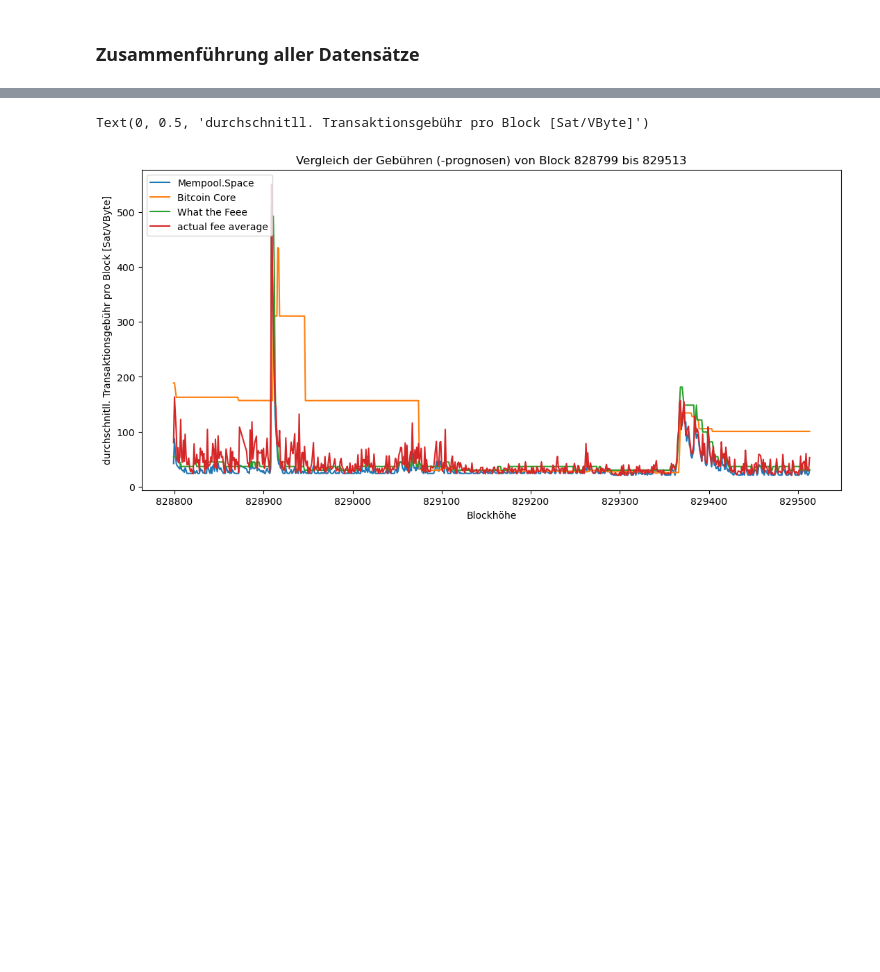
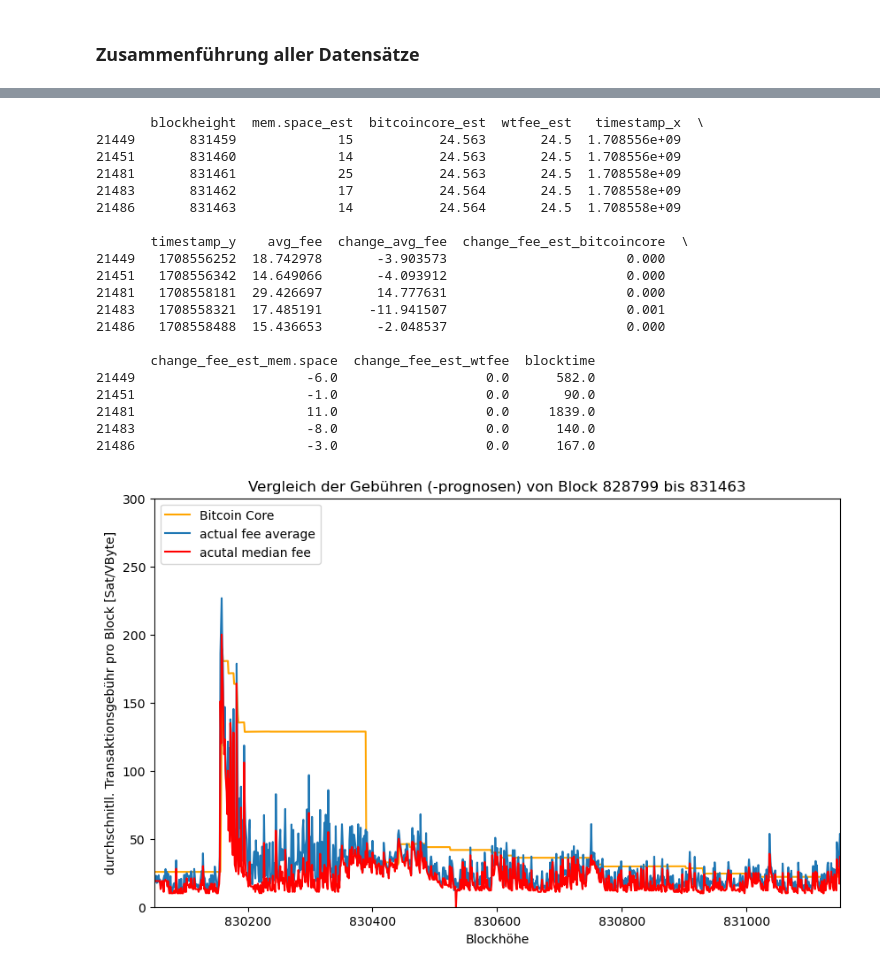
Before and after one commit to oscars181/Jugend-Forscht-Fee-Estimator, a Jupyter notebook: Datenanalyse.ipynb, the cells around one changed output, grey strips where cells are left out. Drawn from its saved outputs; the diff is of its cells as text; code cells hidden in the pictures; blank space fills up the shorter version.

```diff
--- a/Datenanalyse.ipynb
+++ b/Datenanalyse.ipynb
@@ -20,6 +21,7 @@ from scipy.cluster.vq import vq
 # %%
 # DIR-PATHS
 avg_fee_block_path = '/home/oscar/jufobtc/data/fees_750.csv'
+median_fee_block_path = '/home/oscar/jufobtc/data/median_fees_750.csv'
 mempool_tx_path = '/home/oscar/jufobtc/data/mem_tx.csv'
 fee_comp_path = '/home/oscar/jufobtc/data/fee_estimator_comp.csv'
 tx_times_path = '/home/oscar/jufobtc/data/tx_times.csv'
@@ -32,6 +34,9 @@ avg_fee_block = open(avg_fee_block_path, 'r')
 col = ['timestamp', 'blockheight', 'avg_fee']
 df_avg_fee = pd.read_csv(avg_fee_block, delimiter=' ', names=col)
 
+median_fee_block = open(median_fee_block_path, 'r')
+col = ['timestamp', 'blockheight', 'median_fee']
+df_median_fee = pd.read_csv(median_fee_block, delimiter=' ', names=col)
 
 
 mempool_tx = open(mempool_tx_path, 'r')
@@ -136,18 +192,42 @@ plt.legend()
 # %%
 # OVERVIEW DATA
-plt.figure(figsize=(13,6))
+plt.figure(figsize=(10,6))
+plt.xlim(830050,831150)
+plt.ylim(0,300)
 
-plt.plot(df_fee_comp["blockheight"],df_fee_comp['mem.space_est'], label='Mempool.Space')
-plt.plot(df_fee_comp["blockheight"],df_fee_comp['bitcoincore_est'], label='Bitcoin Core')
-plt.plot(df_fee_comp["blockheight"],df_fee_comp['wtfee_est'], label="What the Feee")
+#plt.plot(df_fee_comp["blockheight"],df_fee_comp['mem.space_est'], label='Mempool.Space')
+plt.plot(df_fee_comp["blockheight"],df_fee_comp['bitcoincore_est'], label='Bitcoin Core', color="orange")
+#plt.plot(df_fee_comp["blockheight"],df_fee_comp['wtfee_est'], label="What the Feee")
 plt.plot(df_fee_comp["blockheight"],df_fee_comp["avg_fee"], label='actual fee average')
+plt.plot(df_median_fee["blockheight"], df_median_fee["median_fee"], label="acutal median fee", color="red")
 
 plt.legend(loc='upper left')
 plt.ticklabel_format(useOffset=False)
 
 plt.title('Vergleich der Gebühren (-prognosen) von Block {} bis {}'.format(df_fee_comp["blockheight"].min(),df_fee_comp["blockheight"].max()))
 plt.xlabel('Blockhöhe')
 plt.ylabel('durchschnitll. Transaktionsgebühr pro Block [Sat/VByte]')
+
+print(df_fee_comp.tail(5))
 # %% [output]
-Text(0, 0.5, 'durchschnitll. Transaktionsgebühr pro Block [Sat/VByte]')
+       blockheight  mem.space_est  bitcoincore_est  wtfee_est   timestamp_x  \
+21449       831459             15           24.563       24.5  1.708556e+09
+21451       831460             14           24.563       24.5  1.708556e+09
+21481       831461             25           24.563       24.5  1.708558e+09
+21483       831462             17           24.564       24.5  1.708558e+09
+21486       831463             14           24.564       24.5  1.708558e+09
+
+       timestamp_y    avg_fee  change_avg_fee  change_fee_est_bitcoincore  \
+21449   1708556252  18.742978       -3.903573                       0.000
+21451   1708556342  14.649066       -4.093912                       0.000
+21481   1708558181  29.426697       14.777631                       0.000
+21483   1708558321  17.485191      -11.941507                       0.001
+21486   1708558488  15.436653       -2.048537                       0.000
+
+       change_fee_est_mem.space  change_fee_est_wtfee  blocktime
+21449                      -6.0                   0.0      582.0
+21451                      -1.0                   0.0       90.0
+21481                      11.0                   0.0     1839.0
+21483                      -8.0                   0.0      140.0
+21486                      -3.0                   0.0      167.0
-[figure, old version]
+[figure, new version]
```
Also changed, not shown: parts of 21 cells of this notebook.
